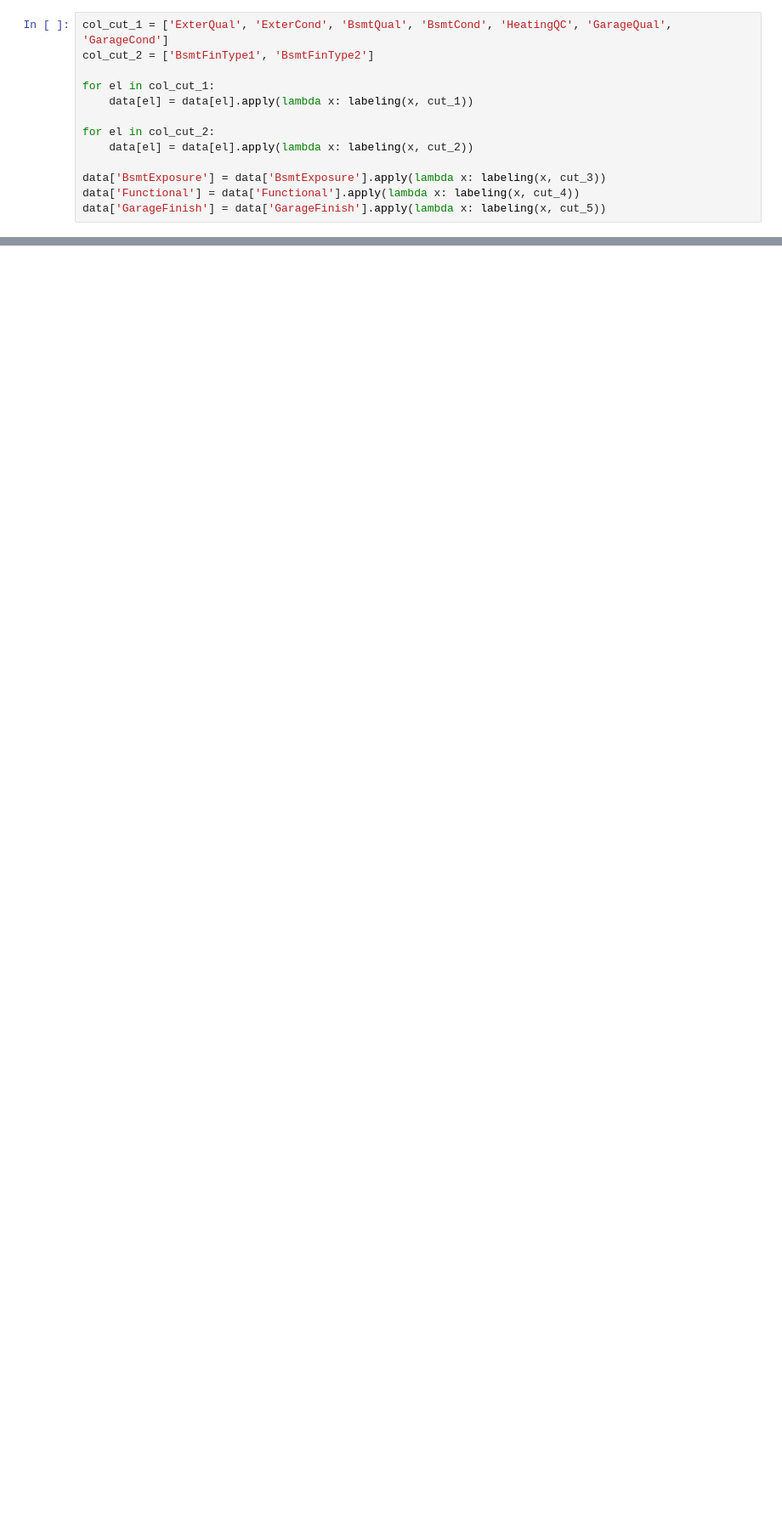
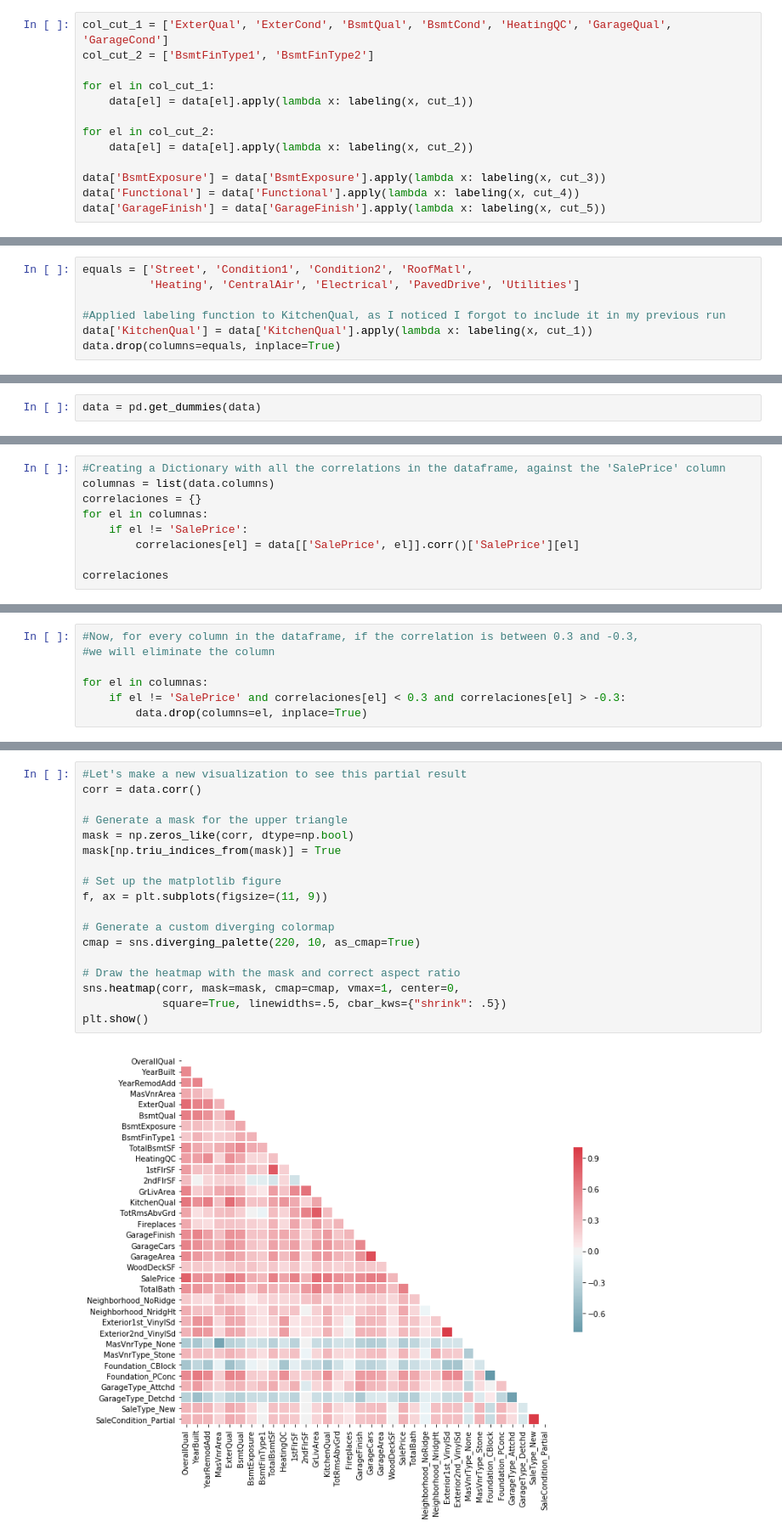
Before and after one commit to ta-data-mex/statistical-analysis-project, a Jupyter notebook: your-code/Untitled.ipynb, the cells around one changed output, grey strips where cells are left out. Shown at 85% size. Cells and saved outputs as stored; diff of their text form; blank space fills up the shorter version.

```diff
--- a/your-code/Untitled.ipynb
+++ b/your-code/Untitled.ipynb
@@ -193,0 +361,7 @@ data['GarageFinish'] = data['GarageFinish'].apply(lambda x: labeling(x, cut_5))
+# %%
+equals = ['Street', 'Condition1', 'Condition2', 'RoofMatl',
+          'Heating', 'CentralAir', 'Electrical', 'PavedDrive', 'Utilities']
+
+#Applied labeling function to KitchenQual, as I noticed I forgot to include it in my previous run
+data['KitchenQual'] = data['KitchenQual'].apply(lambda x: labeling(x, cut_1))
+data.drop(columns=equals, inplace=True)
@@ -193,0 +377,2 @@ data['GarageFinish'] = data['GarageFinish'].apply(lambda x: labeling(x, cut_5))
+# %%
+data = pd.get_dummies(data)
@@ -193,0 +384,9 @@ data['GarageFinish'] = data['GarageFinish'].apply(lambda x: labeling(x, cut_5))
+# %%
+#Creating a Dictionary with all the correlations in the dataframe, against the 'SalePrice' column
+columnas = list(data.columns)
+correlaciones = {}
+for el in columnas:
+    if el != 'SalePrice':
+        correlaciones[el] = data[['SalePrice', el]].corr()['SalePrice'][el]
+
+correlaciones
@@ -193,0 +411,7 @@ data['GarageFinish'] = data['GarageFinish'].apply(lambda x: labeling(x, cut_5))
+# %%
+#Now, for every column in the dataframe, if the correlation is between 0.3 and -0.3,
+#we will eliminate the column
+
+for el in columnas:
+    if el != 'SalePrice' and correlaciones[el] < 0.3 and correlaciones[el] > -0.3:
+        data.drop(columns=el, inplace=True)
@@ -193,0 +439,20 @@ data['GarageFinish'] = data['GarageFinish'].apply(lambda x: labeling(x, cut_5))
+# %%
+#Let's make a new visualization to see this partial result
+corr = data.corr()
+
+# Generate a mask for the upper triangle
+mask = np.zeros_like(corr, dtype=np.bool)
+mask[np.triu_indices_from(mask)] = True
+
+# Set up the matplotlib figure
+f, ax = plt.subplots(figsize=(11, 9))
+
+# Generate a custom diverging colormap
+cmap = sns.diverging_palette(220, 10, as_cmap=True)
+
+# Draw the heatmap with the mask and correct aspect ratio
+sns.heatmap(corr, mask=mask, cmap=cmap, vmax=1, center=0,
+            square=True, linewidths=.5, cbar_kws={"shrink": .5})
+plt.show()
+# %% [output]
+[figure, added]
```
Also changed, not shown: parts of 24 cells of this notebook.
